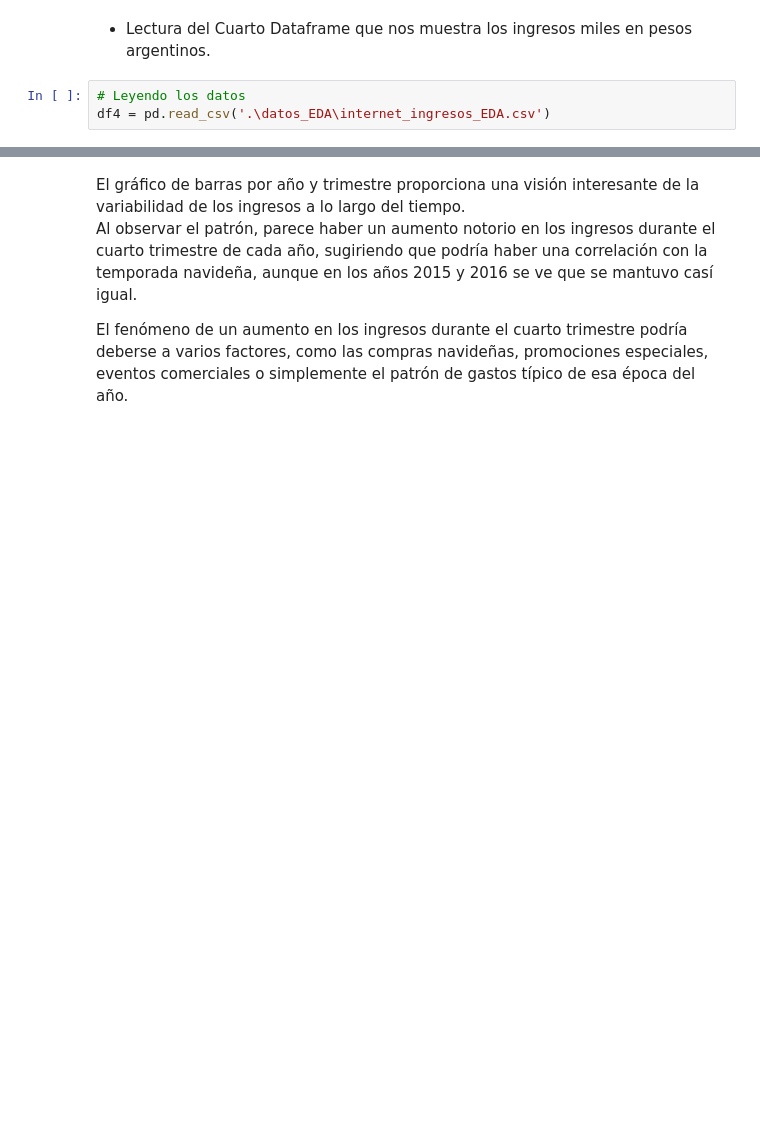
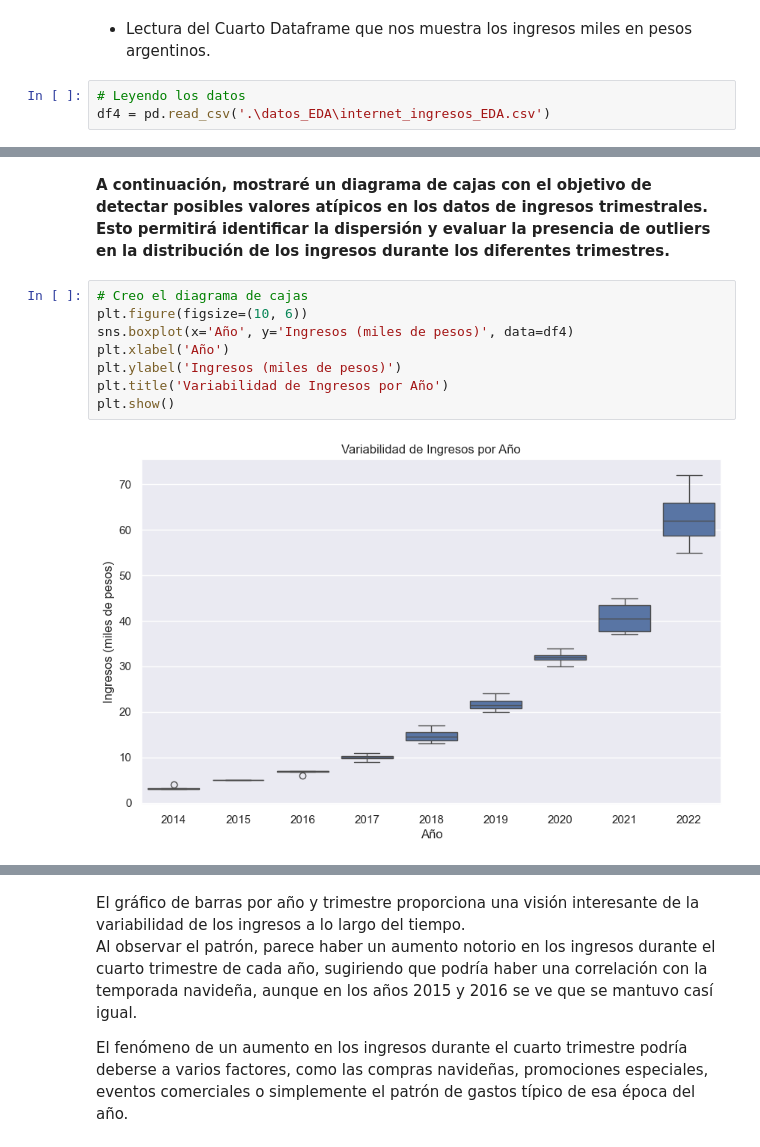
Before and after one commit to Chinaskidev/VecinoNet_Proyecto, a Jupyter notebook: tele_ENACOM_EDA.ipynb, the cells around one changed output, grey strips where cells are left out. Saved outputs shown, nothing was run; the diff lists cells and outputs as text; blank space fills up the shorter version.

```diff
--- a/tele_ENACOM_EDA.ipynb
+++ b/tele_ENACOM_EDA.ipynb
@@ -425,0 +463,12 @@ df4.head() # Mostrando las primeras filas.
+# %% [markdown]
+**A continuación, mostraré un diagrama de cajas con el objetivo de detectar posibles valores atípicos en los datos de ingresos trimestrales. Esto permitirá identificar la dispersión y evaluar la presencia de outliers en la distribución de los ingresos durante los diferentes trimestres.**
+# %%
+# Creo el diagrama de cajas
+plt.figure(figsize=(10, 6))
+sns.boxplot(x='Año', y='Ingresos (miles de pesos)', data=df4)
+plt.xlabel('Año')
+plt.ylabel('Ingresos (miles de pesos)')
+plt.title('Variabilidad de Ingresos por Año')
+plt.show()
+# %% [output]
+[figure, added]
```
Also changed, not shown: parts of 33 cells of this notebook.
